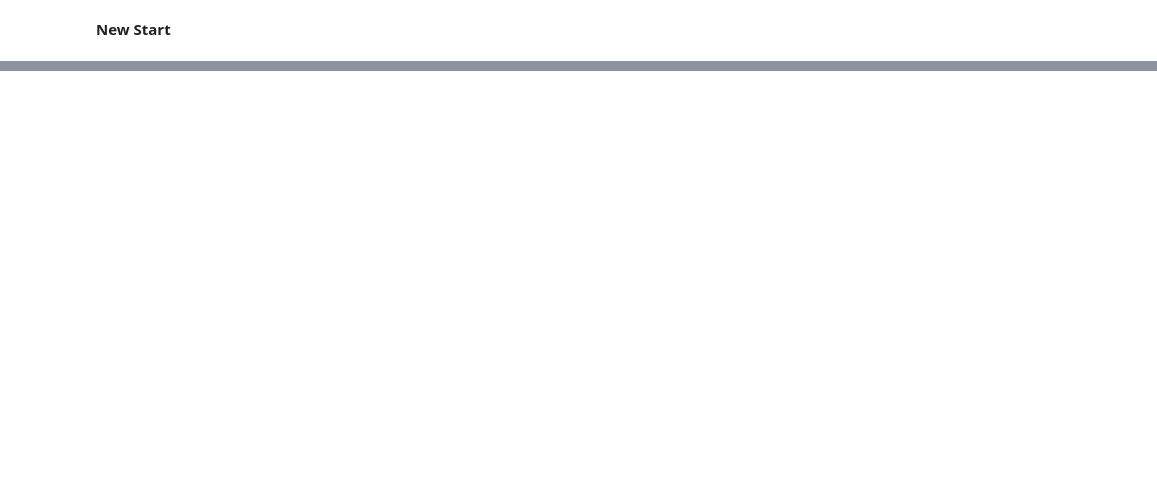
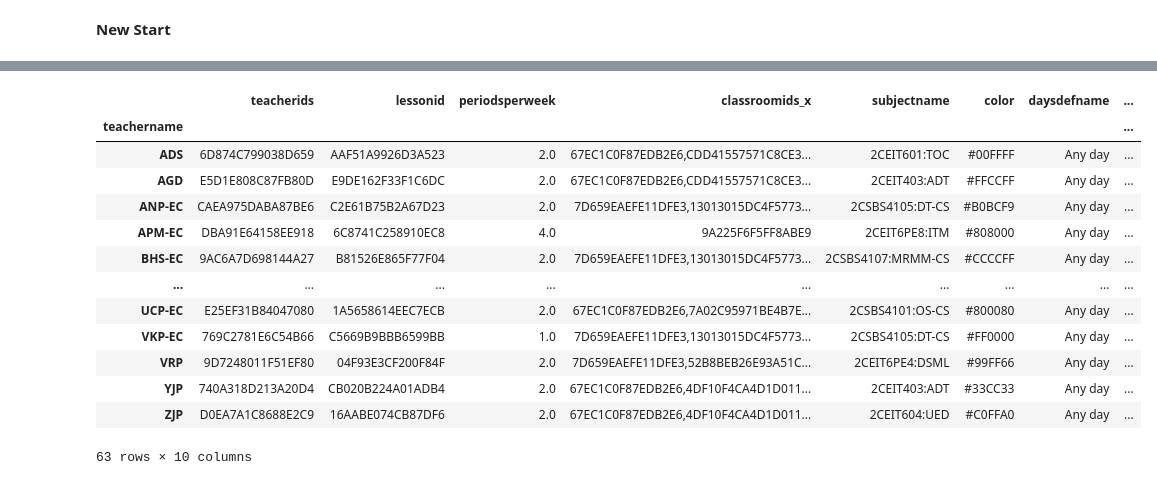
Before and after one commit to rajvimevada/XML-to-Excel, a Jupyter notebook: XML_to_Excel.ipynb, the cells around one changed output, grey strips where cells are left out. Drawn from its saved outputs; the diff is of its cells as text; code cells hidden in the pictures; blank space fills up the shorter version.

```diff
--- a/XML_to_Excel.ipynb
+++ b/XML_to_Excel.ipynb
@@ -283,7 +283,7 @@ groups=pd.DataFrame(xml_data.groups)
 groups
 # %%
 groups = groups.rename(columns={
-                "id": "groupid",
+                "id": "groupids",
                 "name": "groupname"
             })
 groups
@@ -310,6 +310,9 @@ lesson_subject_teacher_daysdef_classroom.columns
 # %%
 lesson_subject_teacher_daysdef_classroom_class=lesson_subject_teacher_daysdef_classroom.merge(classes, on='classid', how='outer')
 lesson_subject_teacher_daysdef_classroom_class.columns
+# %%
+lesson_subject_teacher_daysdef_classroom_class_group=lesson_subject_teacher_daysdef_classroom_class.merge(groups, on='groupids', how='outer')
+lesson_subject_teacher_daysdef_classroom_class_group.columns
 # %%
-temp=lesson_subject_teacher_daysdef_classroom_class.groupby('teachername').first()
+temp=lesson_subject_teacher_daysdef_classroom_class_group.groupby('teachername').first()
 temp
@@ -331 +321,19 @@ temp
+# %%
+n_temp=temp[['teacherids', 'lessonid', 'periodsperweek', 'classroomids_x', 'subjectname', 'color', 'daysdefname', 'classroomname',  'classname', 'groupname']]
+n_temp
+# %% [output]
+|  | teacherids | lessonid | periodsperweek | classroomids_x | subjectname | color | daysdefname | ... |
+| teachername |  |  |  |  |  |  |  | ... |
+| ADS | 6D874C799038D659 | AAF51A9926D3A523 | 2.0 | 67EC1C0F87EDB2E6,CDD41557571C8CE3... | 2CEIT601:TOC | #00FFFF | Any day | ... |
+| AGD | E5D1E808C87FB80D | E9DE162F33F1C6DC | 2.0 | 67EC1C0F87EDB2E6,CDD41557571C8CE3... | 2CEIT403:ADT | #FFCCFF | Any day | ... |
+| ANP-EC | CAEA975DABA87BE6 | C2E61B75B2A67D23 | 2.0 | 7D659EAEFE11DFE3,13013015DC4F5773... | 2CSBS4105:DT-CS | #B0BCF9 | Any day | ... |
+| APM-EC | DBA91E64158EE918 | 6C8741C258910EC8 | 4.0 | 9A225F6F5FF8ABE9 | 2CEIT6PE8:ITM | #808000 | Any day | ... |
+| BHS-EC | 9AC6A7D698144A27 | B81526E865F77F04 | 2.0 | 7D659EAEFE11DFE3,13013015DC4F5773... | 2CSBS4107:MRMM-CS | #CCCCFF | Any day | ... |
+| ... | ... | ... | ... | ... | ... | ... | ... | ... |
+| UCP-EC | E25EF31B84047080 | 1A5658614EEC7ECB | 2.0 | 67EC1C0F87EDB2E6,7A02C95971BE4B7E... | 2CSBS4101:OS-CS | #800080 | Any day | ... |
+| VKP-EC | 769C2781E6C54B66 | C5669B9BBB6599BB | 1.0 | 7D659EAEFE11DFE3,13013015DC4F5773... | 2CSBS4105:DT-CS | #FF0000 | Any day | ... |
+| VRP | 9D7248011F51EF80 | 04F93E3CF200F84F | 2.0 | 7D659EAEFE11DFE3,52B8BEB26E93A51C... | 2CEIT6PE4:DSML | #99FF66 | Any day | ... |
+| YJP | 740A318D213A20D4 | CB020B224A01ADB4 | 2.0 | 67EC1C0F87EDB2E6,4DF10F4CA4D1D011... | 2CEIT403:ADT | #33CC33 | Any day | ... |
+| ZJP | D0EA7A1C8688E2C9 | 16AABE074CB87DF6 | 2.0 | 67EC1C0F87EDB2E6,4DF10F4CA4D1D011... | 2CEIT604:UED | #C0FFA0 | Any day | ... |
+63 rows × 10 columns
 # %%
```
Also changed, not shown: parts of 3 cells of this notebook.
